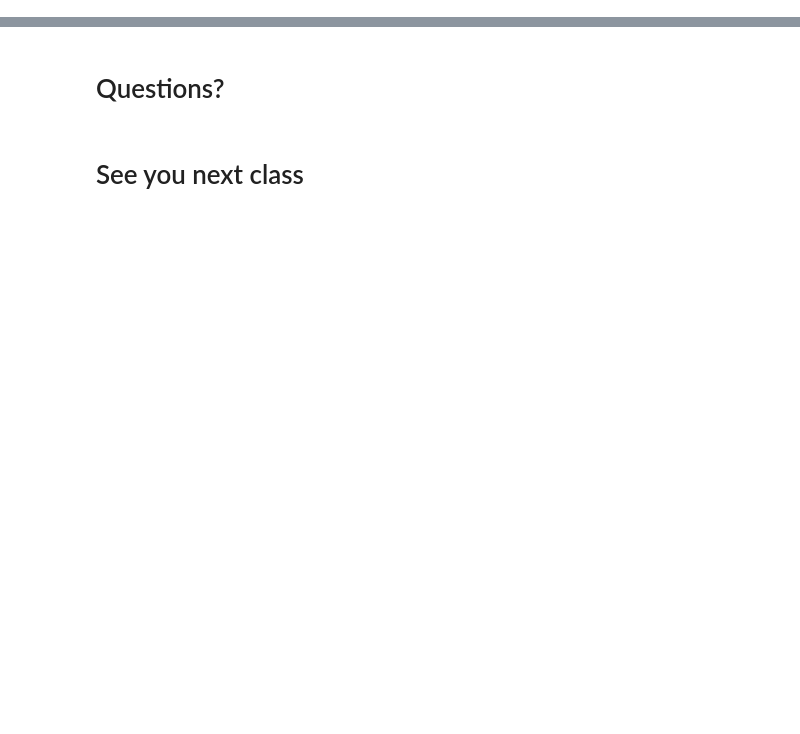
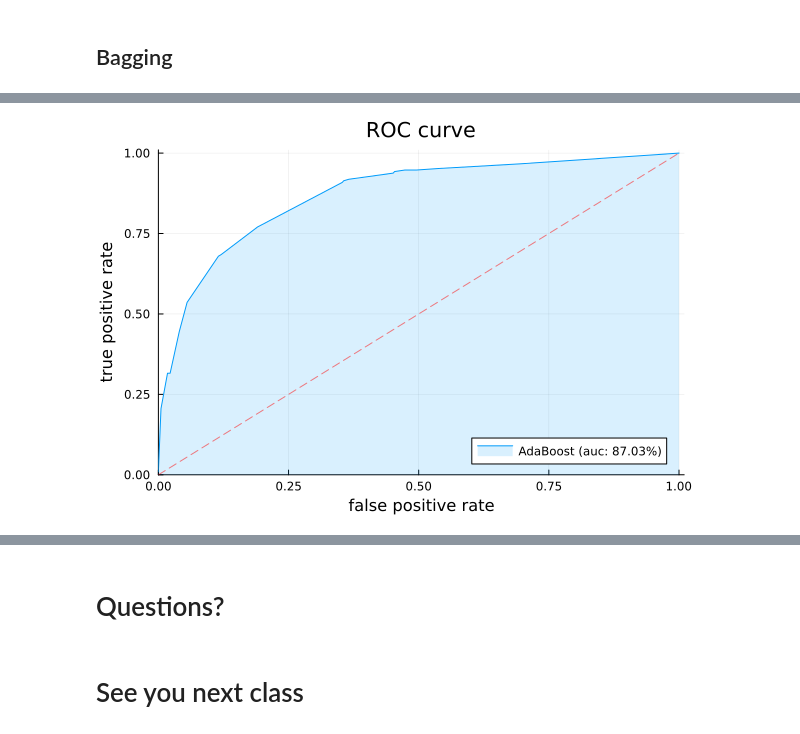
Before and after one commit to umbertomig/POLI175julia, a Jupyter notebook: lectures/jupyternb/lecture15.ipynb, the cells around one changed output, grey strips where cells are left out. Saved outputs shown, nothing was run; the diff lists cells and outputs as text; code cells hidden in the pictures; blank space fills up the shorter version.

```diff
--- a/lectures/jupyternb/lecture15.ipynb
+++ b/lectures/jupyternb/lecture15.ipynb
@@ -182,0 +303,3 @@ Poly Kernel ($d = 3$) and Radial Kernel:
+# %%
+# AdaBoostStump
+adaboost_model = MLJDecisionTreeInterface.AdaBoostStumpClassifier()
@@ -182,0 +313,8 @@ Poly Kernel ($d = 3$) and Radial Kernel:
+# %%
+# Fit the machine
+mach = machine(adaboost_model, X, y, scitype_check_level=0);
+fit!(mach, rows = train);
+
+# Compute the predictions
+y_pred_mode_adaboost = predict_mode(mach, rows = test);
+y_pred_prob_adaboost = pdf.(predict(mach, rows = test), 1);
@@ -182,0 +347,6 @@ Poly Kernel ($d = 3$) and Radial Kernel:
+# %% [markdown]
+## Bagging
+# %%
+# ROC Curve
+EvalMetrics.rocplot(Vector{Int64}(y[test]), y_pred_prob_adaboost, label = "AdaBoost", diagonal = true)
+# %% [output]
@@ -182,0 +359 @@ Poly Kernel ($d = 3$) and Radial Kernel:
+[figure, added]
```
Also changed, not shown: parts of 73 cells of this notebook, 1 other file.
